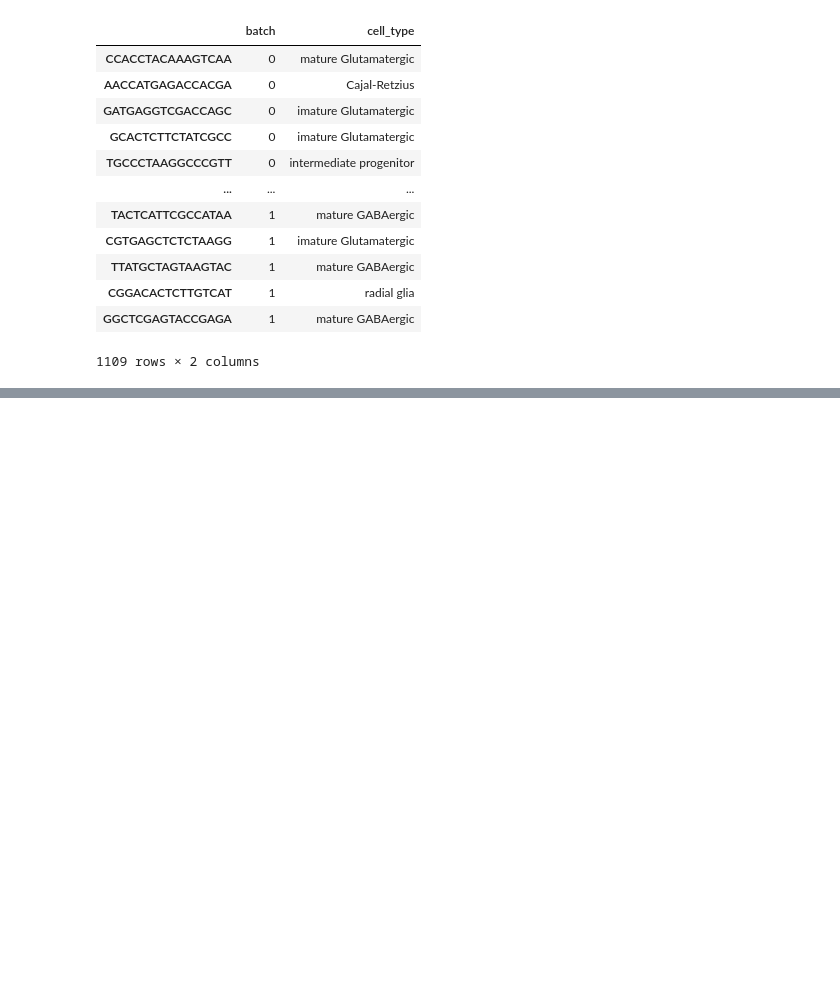
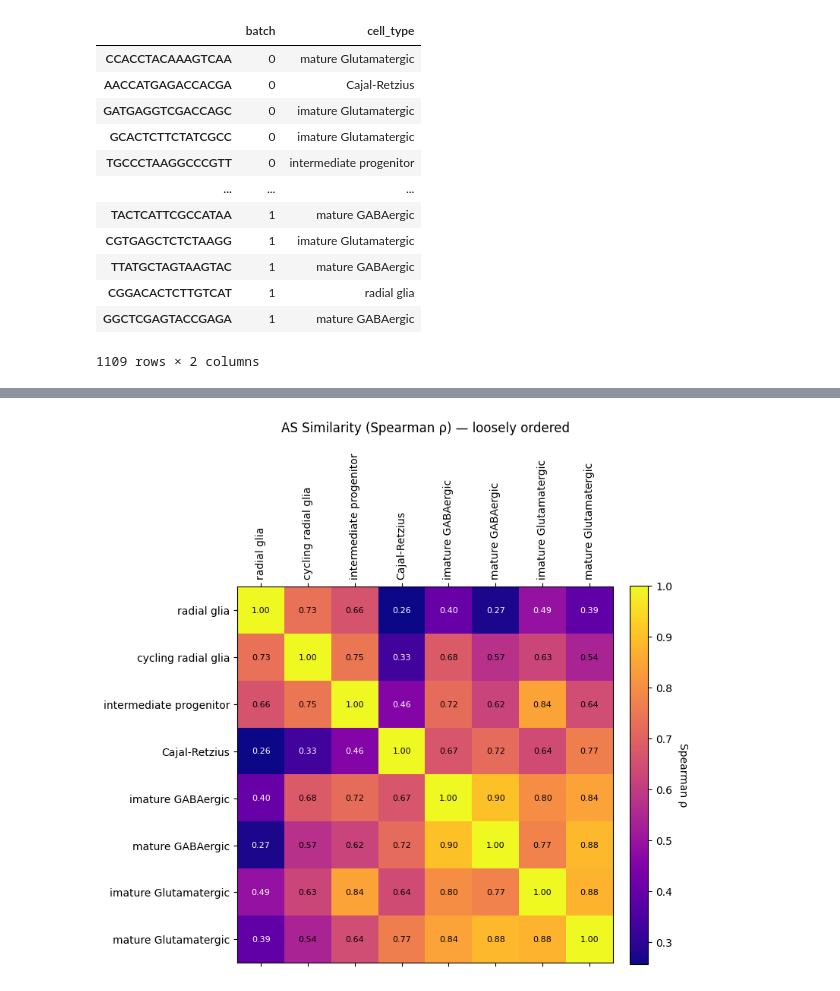
Before and after one commit to cobioda/allos, a Jupyter notebook: nbs/005_switch_search.ipynb, the cells around one changed output, grey strips where cells are left out. Drawn from its saved outputs; the diff is of its cells as text; code cells hidden in the pictures; blank space fills up the shorter version.

```diff
--- a/nbs/005_switch_search.ipynb
+++ b/nbs/005_switch_search.ipynb
@@ -658,3 +863,12 @@ def get_top_n_isoforms(adata, gene_id, top_n=5, strip=False):
         top_isoforms = [isoform.split('.')[0] for isoform in top_isoforms]
 
     return top_isoforms
+# %%
+# all variable events from your SwitchSearch run
+transcripts = result_df_transcript['transcript_id'].unique().tolist()
+# %%
+sim = compute_as_similarity(
+    combined_mouse_data,
+    group_column='cell_type',
+    transcripts=transcripts
+)
@@ -660,0 +954,4 @@ def get_top_n_isoforms(adata, gene_id, top_n=5, strip=False):
+# %%
+plot_as_similarity_ordered(sim, cmap='plasma')
+# %% [output]
+[figure, added]
```
Also changed, not shown: parts of 13 cells of this notebook, 7 other files.
